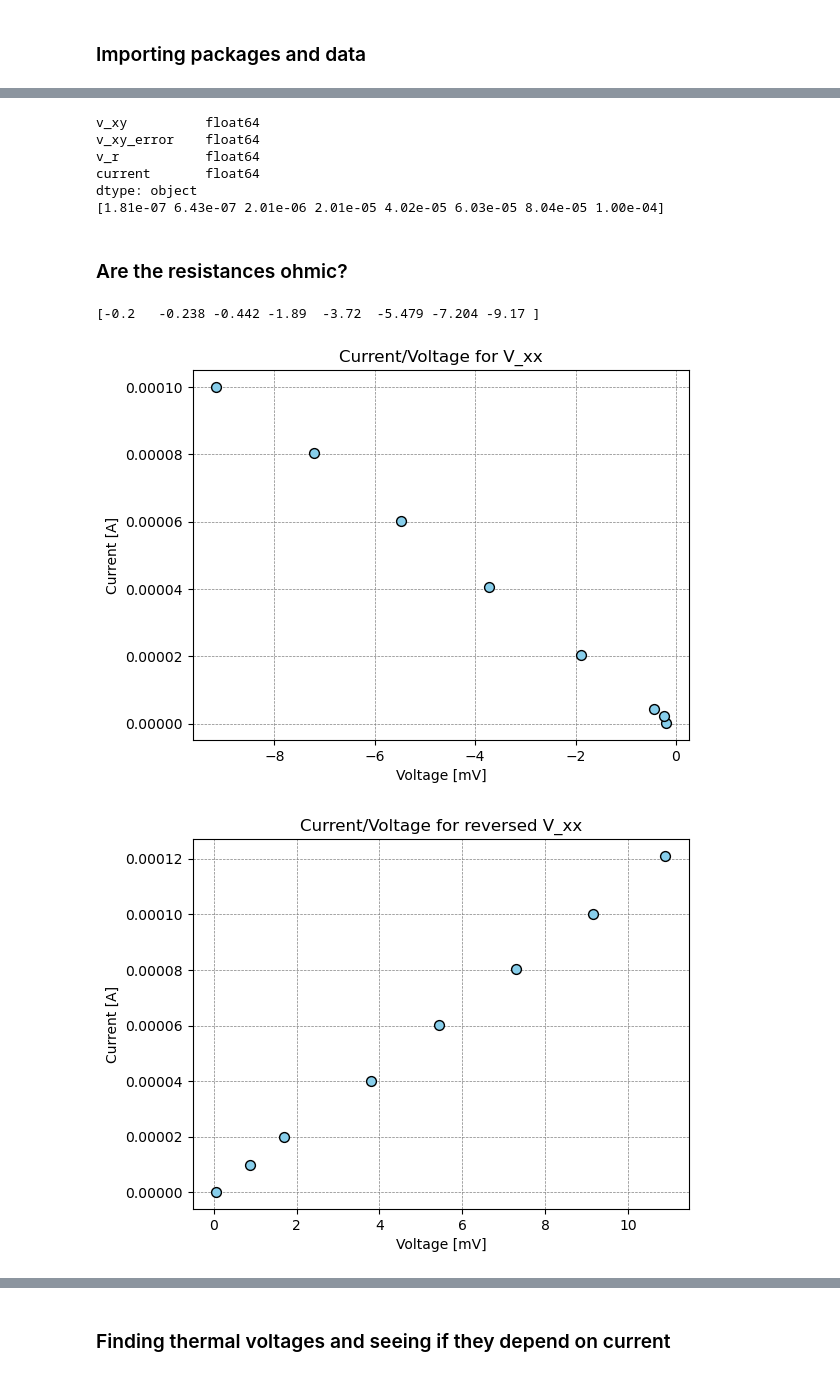
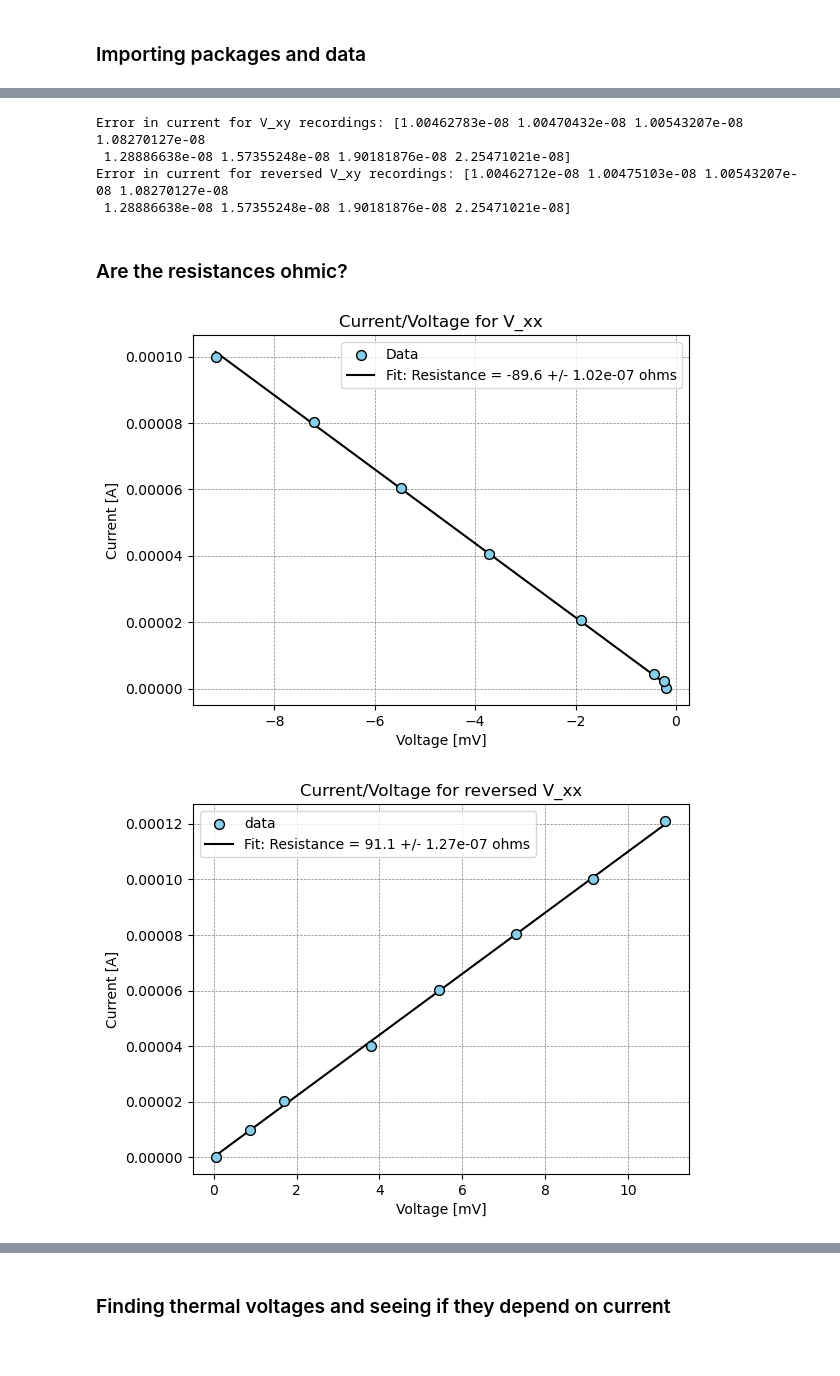
Before and after one commit to arielsmyri/phys_p_451, a Jupyter notebook: hall_effect_intro_lab/Untitled-1.ipynb, the cells around one changed output, grey strips where cells are left out. Drawn from its saved outputs; the diff is of its cells as text; code cells hidden in the pictures.

```diff
--- a/hall_effect_intro_lab/Untitled-1.ipynb
+++ b/hall_effect_intro_lab/Untitled-1.ipynb
@@ -34,55 +41,80 @@ df_v_xy = pd.read_csv("v_xy.txt")
 v_xy = df_v_xy["v_xy"].to_numpy()
 v_xy_error = df_v_xx["v_xx_error"].to_numpy()
 v_xy_r = df_v_xy["v_r"].to_numpy()
+v_xy_r_error = np.full(len(v_xy_r), 0.00005) # assigned error for v_xy_r
 v_xy_current = df_v_xy["current"].to_numpy()
 
-print(df_v_xy.dtypes)
+v_xy_all = unp.uarray(v_xy_r, v_xy_r_error)
+v_xy_current_error = unp.std_devs(v_xy_all/shunt) # gives the error of the calculation
+print("Error in current for V_xy recordings:", v_xy_current_error)
 
-df_reversed_v_xy= pd.read_csv("reversed_polarity_v_xy.txt")
+df_reversed_v_xy = pd.read_csv("reversed_polarity_v_xy.txt")
 reversed_v_xy = df_reversed_v_xy["v_xy"].to_numpy()
 reversed_v_xy_error = df_reversed_v_xy["v_xy_error"].to_numpy()
 reversed_v_xy_r = df_reversed_v_xy["v_r"].to_numpy()
+reversed_v_xy_r_error = np.full(len(v_xy_r), 0.00005)
 reversed_v_xy_current = df_reversed_v_xy["current"].to_numpy()
 
-print(v_xy_current)
 
-# v_xy_volts = np.multiply(v_xy, 1e-3)
-# v_xy_current = np.divide(v_xy_current, 1e-3) # now in microamps, because originally calculated with mV
+reversed_v_xy_all = unp.uarray(reversed_v_xy_r, reversed_v_xy_r_error)
+reversed_v_xy_current_error = unp.std_devs(reversed_v_xy_all/shunt)
+print("Error in current for reversed V_xy recordings:", reversed_v_xy_current_error)
 # %% [output]
-v_xy          float64
-v_xy_error    float64
-v_r           float64
-current       float64
-dtype: object
-[1.81e-07 6.43e-07 2.01e-06 2.01e-05 4.02e-05 6.03e-05 8.04e-05 1.00e-04]
+Error in current for V_xy recordings: [1.00462783e-08 1.00470432e-08 1.00543207e-08 1.08270127e-08
+ 1.28886638e-08 1.57355248e-08 1.90181876e-08 2.25471021e-08]
+Error in current for reversed V_xy recordings: [1.00462712e-08 1.00475103e-08 1.00543207e-08 1.08270127e-08
+ 1.28886638e-08 1.57355248e-08 1.90181876e-08 2.25471021e-08]
 # %% [markdown]
 ### Are the resistances ohmic?
+# %%
+def linear_fit(x, y, x_error, y_error):
+    weights = 1.0/y_error
+    coefficients, covariance_matrix = np.polyfit(x, y, deg=1, w=weights, cov=True)
+    y_fit = np.polyval(coefficients, x)
+    chi_squared = np.sum(((y - y_fit) / y_error)**2)
+    uncertainty = np.sqrt(np.diag(covariance_matrix))
+    return y_fit, chi_squared, uncertainty, coefficients
 # %%
 # determine if the resistances are ohmic.
 # voltage on X-axis, current on Y-axis
 # V= IR; V/R = I
 
 # Are the resistances actually ohmic?
-print(v_xx)
+
+
+r_xx_fit, r_xx_chi, r_xx_uncert, r_xx_coefficients = linear_fit(v_xx, v_xx_current, v_xx_error, v_xx_current_error)
+r_xx = np.power((1000*r_xx_coefficients[0]),-1)
+
 fig, ax = plt.subplots()
-ax.scatter(v_xx, v_xx_current, zorder = 20, s = 50, edgecolors = "black", color = "skyblue")
-ax.errorbar(v_xx, v_xx_current, xerr = v_xx_error, fmt = "o", c = "black", ms = 2, lw = 0.8)
+ax.scatter(v_xx, v_xx_current, zorder = 20, s = 50, edgecolors = "black", color = "skyblue", label = "Data")
+ax.errorbar(v_xx, v_xx_current, xerr = v_xx_error, yerr = v_xx_current_error, fmt = "o", c = "black", ms = 2, lw = 0.8)
 ax.grid(color='gray', linestyle='--', linewidth=0.5)
 ax.set_title("Current/Voltage for V_xx")
 ax.set_xlabel("Voltage [mV]")
 ax.set_ylabel("Current [A]")
+
+ax.plot(v_xx, r_xx_fit, color = "black", label = f"Fit: Resistance = {r_xx:.3} +/- {r_xx_uncert[0]:.3} ohms")
+ax.legend()
 plt.show()
 
+
+####################
+
+reversed_r_xx_fit, reversed_r_xx_chi, reversed_r_xx_uncert, reversed_r_xx_coefficients = linear_fit(reversed_v_xx, reversed_v_xx_current,
+                                                                                                    reversed_v_xx_error, reversed_v_xx_current_error)
+reversed_r_xx = np.power((1000*reversed_r_xx_coefficients[0]),-1)
+
 fig, ax = plt.subplots()
-ax.scatter(reversed_v_xx, reversed_v_xx_current, zorder = 20, s = 50, edgecolors = "black", color = "skyblue")
-ax.errorbar(reversed_v_xx, reversed_v_xx_current, xerr = reversed_v_xx_error, fmt = "o", c = "black", ms = 2, lw = 0.8)
+ax.scatter(reversed_v_xx, reversed_v_xx_current, zorder = 20, s = 50, edgecolors = "black", color = "skyblue", label = "data")
+ax.errorbar(reversed_v_xx, reversed_v_xx_current, xerr = reversed_v_xx_error, yerr = v_xx_current_error, fmt = "o", c = "black", ms = 2, lw = 0.8)
 ax.grid(color='gray', linestyle='--', linewidth=0.5)
 ax.set_title("Current/Voltage for reversed V_xx")
 ax.set_xlabel("Voltage [mV]")
 ax.set_ylabel("Current [A]")
+ax.plot(reversed_v_xx, reversed_r_xx_fit, color = "black", label = f"Fit: Resistance = {reversed_r_xx:.3} +/- {reversed_r_xx_uncert[0]:.3} ohms")
+ax.legend()
 plt.show()
 # %% [output]
-[-0.2   -0.238 -0.442 -1.89  -3.72  -5.479 -7.204 -9.17 ]
-[figure, old version]
+[figure, new version]
-[figure, old version]
+[figure, new version]
 # %%
```
Also changed, not shown: parts of 6 cells of this notebook, 16 other files.
